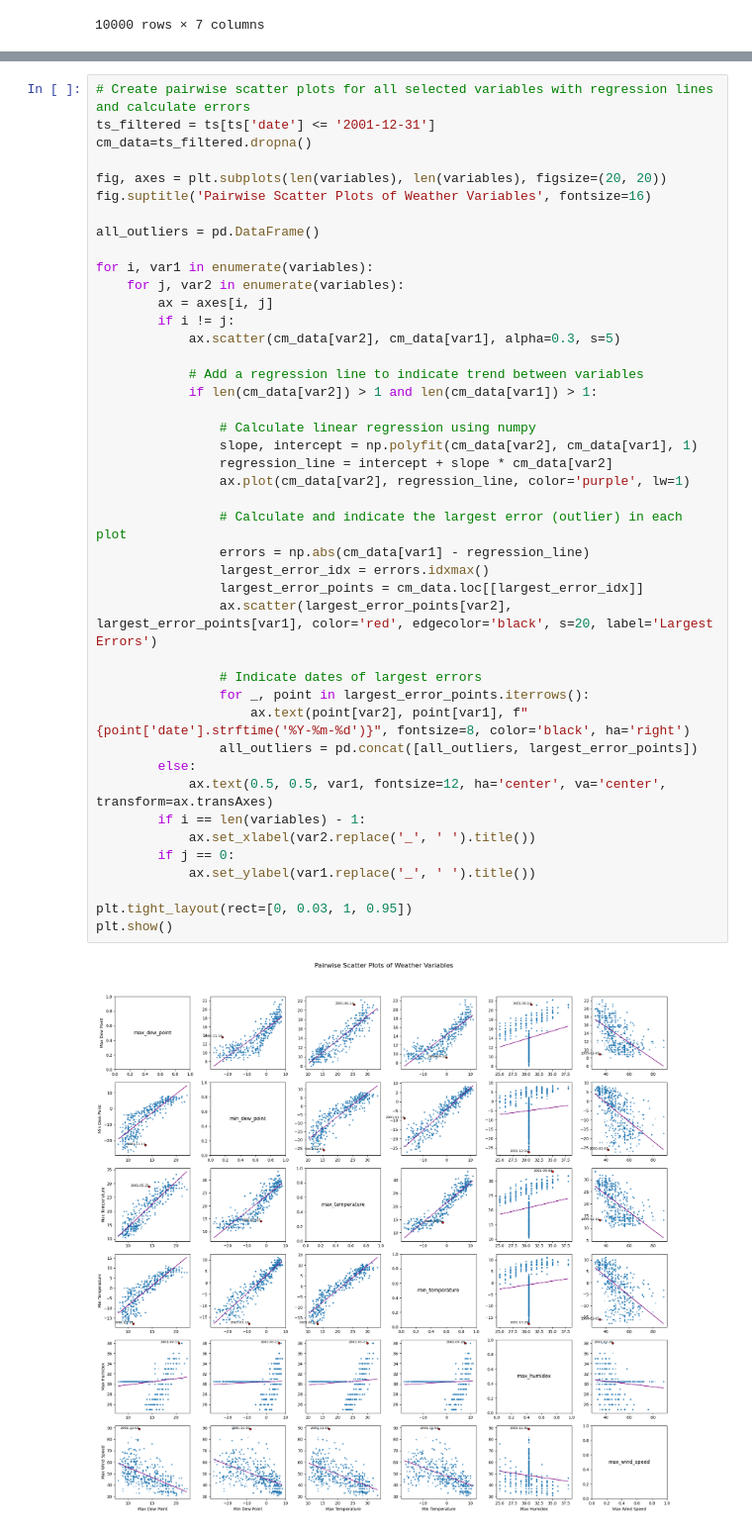
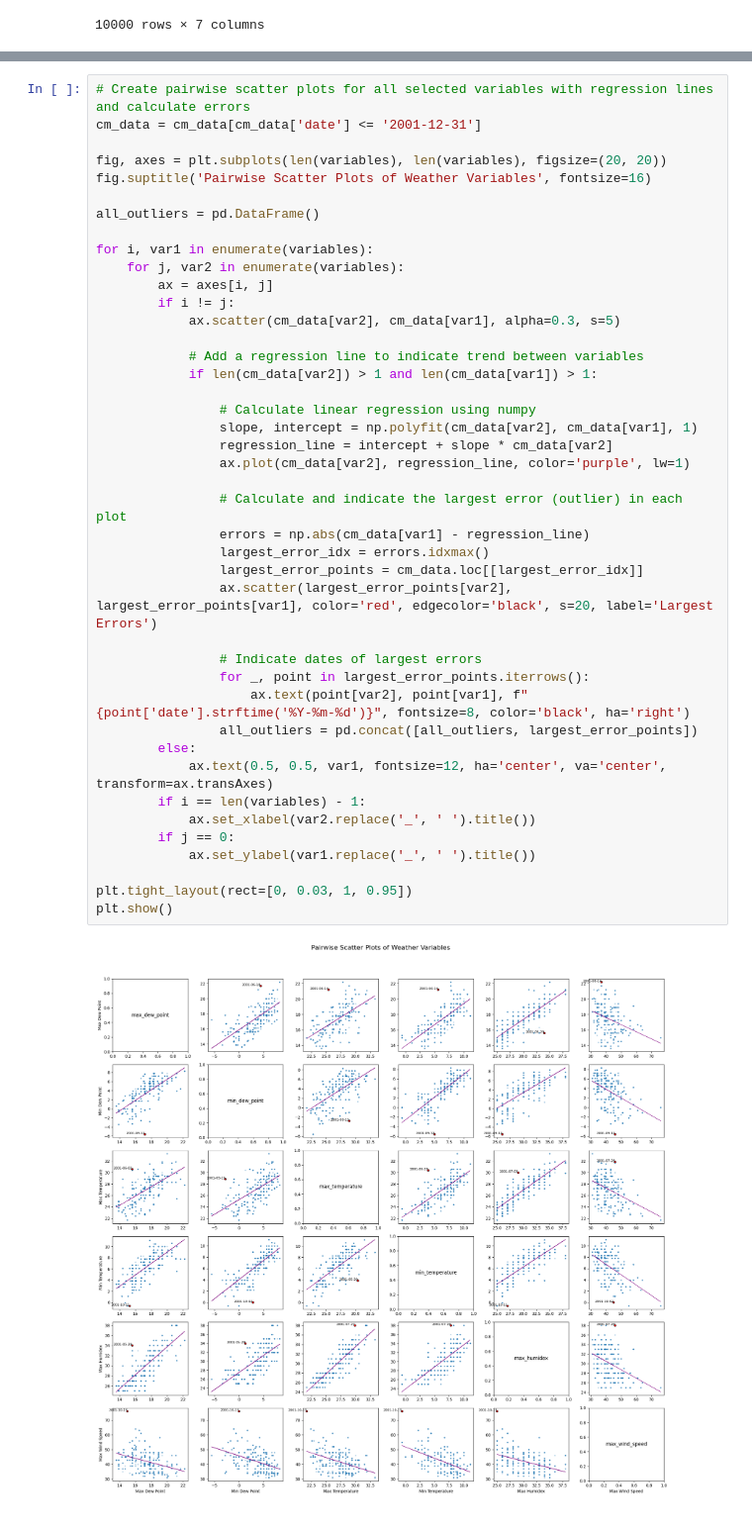
Before and after one commit to King7D/econ323-project, a Jupyter notebook: project.ipynb, the cells around one changed output, grey strips where cells are left out. Shown at 99% size. Cells and saved outputs as stored; diff of their text form.

```diff
--- a/project.ipynb
+++ b/project.ipynb
@@ -216,7 +196,6 @@ sorted_all_outliers
 # %%
 # Create pairwise scatter plots for all selected variables with regression lines and calculate errors
-ts_filtered = ts[ts['date'] <= '2001-12-31']
-cm_data=ts_filtered.dropna()
+cm_data = cm_data[cm_data['date'] <= '2001-12-31']
 
 fig, axes = plt.subplots(len(variables), len(variables), figsize=(20, 20))
 fig.suptitle('Pairwise Scatter Plots of Weather Variables', fontsize=16)
@@ -230,34 +209,34 @@ for i, var1 in enumerate(variables):
             ax.scatter(cm_data[var2], cm_data[var1], alpha=0.3, s=5)
 
             # Add a regression line to indicate trend between variables
             if len(cm_data[var2]) > 1 and len(cm_data[var1]) > 1:
 
                 # Calculate linear regression using numpy
                 slope, intercept = np.polyfit(cm_data[var2], cm_data[var1], 1)
                 regression_line = intercept + slope * cm_data[var2]
                 ax.plot(cm_data[var2], regression_line, color='purple', lw=1)
 
                 # Calculate and indicate the largest error (outlier) in each plot
                 errors = np.abs(cm_data[var1] - regression_line)
                 largest_error_idx = errors.idxmax()
                 largest_error_points = cm_data.loc[[largest_error_idx]]
                 ax.scatter(largest_error_points[var2], largest_error_points[var1], color='red', edgecolor='black', s=20, label='Largest Errors')
 
                 # Indicate dates of largest errors
                 for _, point in largest_error_points.iterrows():
                     ax.text(point[var2], point[var1], f"{point['date'].strftime('%Y-%m-%d')}", fontsize=8, color='black', ha='right')
                 all_outliers = pd.concat([all_outliers, largest_error_points])
         else:
             ax.text(0.5, 0.5, var1, fontsize=12, ha='center', va='center', transform=ax.transAxes)
         if i == len(variables) - 1:
             ax.set_xlabel(var2.replace('_', ' ').title())
         if j == 0:
             ax.set_ylabel(var1.replace('_', ' ').title())
 
 plt.tight_layout(rect=[0, 0.03, 1, 0.95])
 plt.show()
 # %% [output]
-[figure, old version]
+[figure, new version]
 # %%
 dropped_all_outliers = all_outliers.drop_duplicates(subset='date', keep='first')
 sorted_all_outliers = dropped_all_outliers.sort_values(by='date')
```
Also changed, not shown: parts of 6 cells of this notebook.
